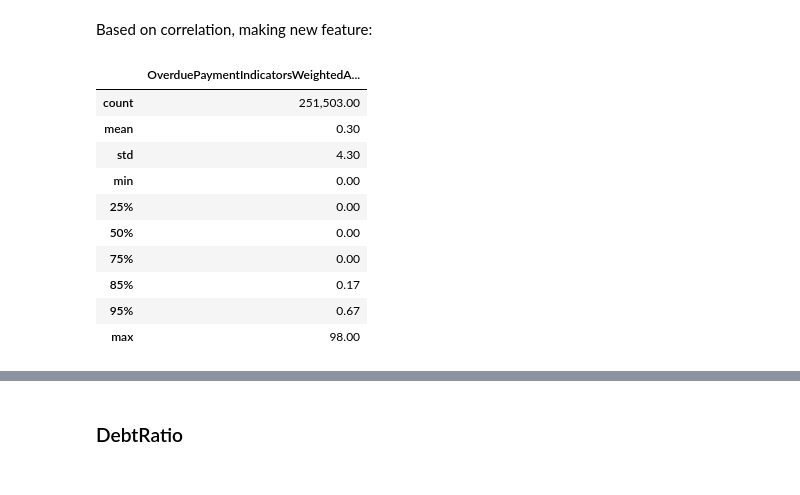
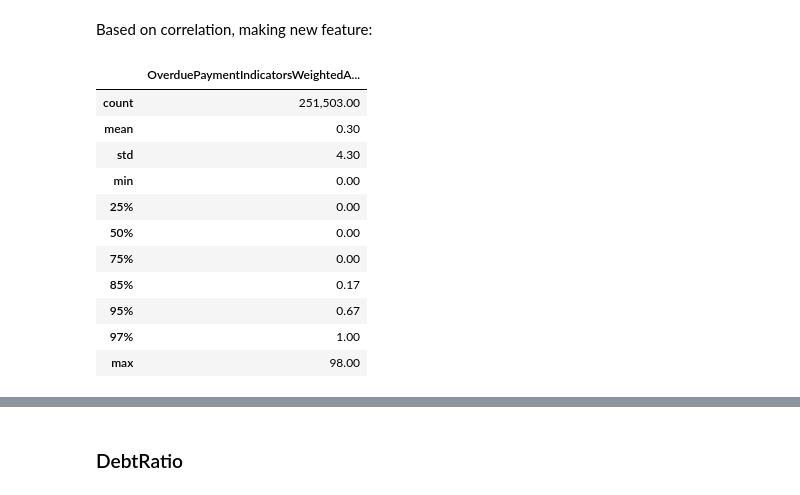
Before and after one commit to Saba-a11/Kaggle_Credit_Score, a Jupyter notebook: CreditModel.ipynb, the cells around one changed output, grey strips where cells are left out. Cells and saved outputs as stored; diff of their text form; code cells hidden in the pictures.

```diff
--- a/CreditModel.ipynb
+++ b/CreditModel.ipynb
@@ -432,4 +442,8 @@ box_plot(combined_data, 'age')
 # %%
+# Age older than 78
+upper_bound = 78
+combined_data.loc[combined_data['age'] > upper_bound, 'age'] = upper_bound
+
 # Impute age=0 with the median age
 median_age = combined_data['age'].median()
 combined_data['age'] = combined_data['age'].replace(0, median_age)
@@ -526,16 +540,17 @@ combined_data['OverduePaymentIndicatorsWeightedAverage'] = (
     combined_data['NumberOfTimes90DaysLate'] * coefficients['NumberOfTimes90DaysLate']
 ) / sum(coefficients.values())
 # %%
-combined_data[['OverduePaymentIndicatorsWeightedAverage']].describe([0.25, 0.5, 0.75, 0.85, 0.95])
+combined_data[['OverduePaymentIndicatorsWeightedAverage']].describe([0.25, 0.5, 0.75, 0.85, 0.95, 0.97])
 # %% [output]
 |  | OverduePaymentIndicatorsWeightedA... |
 | count | 251,503.00 |
 | mean | 0.30 |
 | std | 4.30 |
 | min | 0.00 |
 | 25% | 0.00 |
 | 50% | 0.00 |
 | 75% | 0.00 |
 | 85% | 0.17 |
 | 95% | 0.67 |
+| 97% | 1.00 |
 | max | 98.00 |
```
Also changed, not shown: parts of 41 cells of this notebook.
